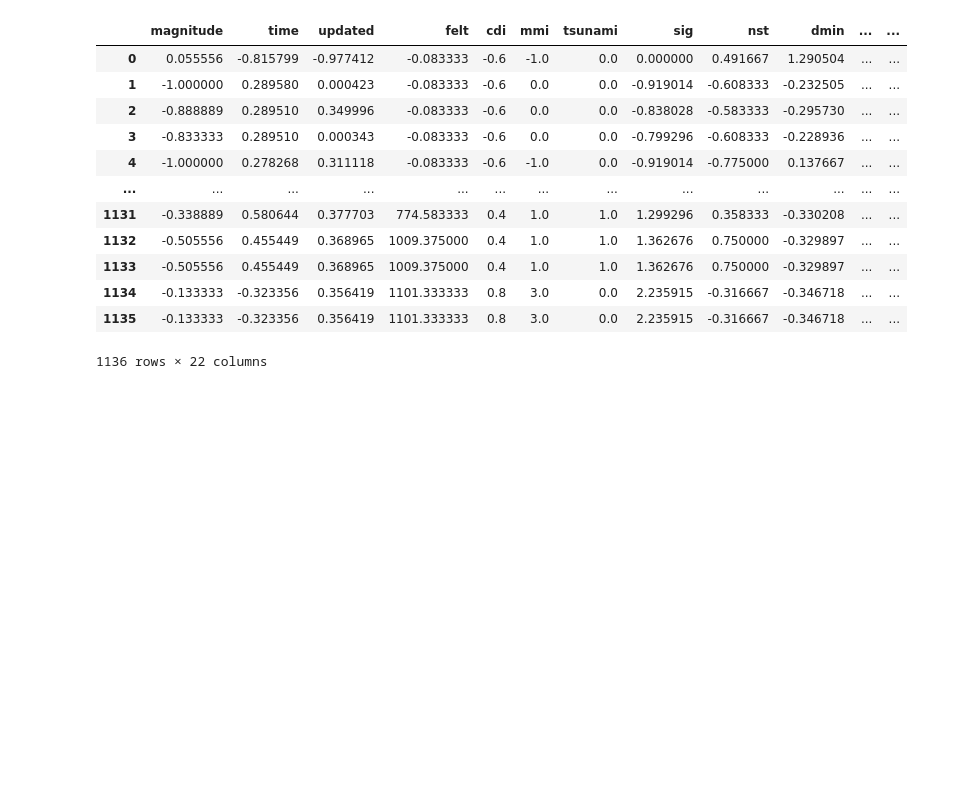
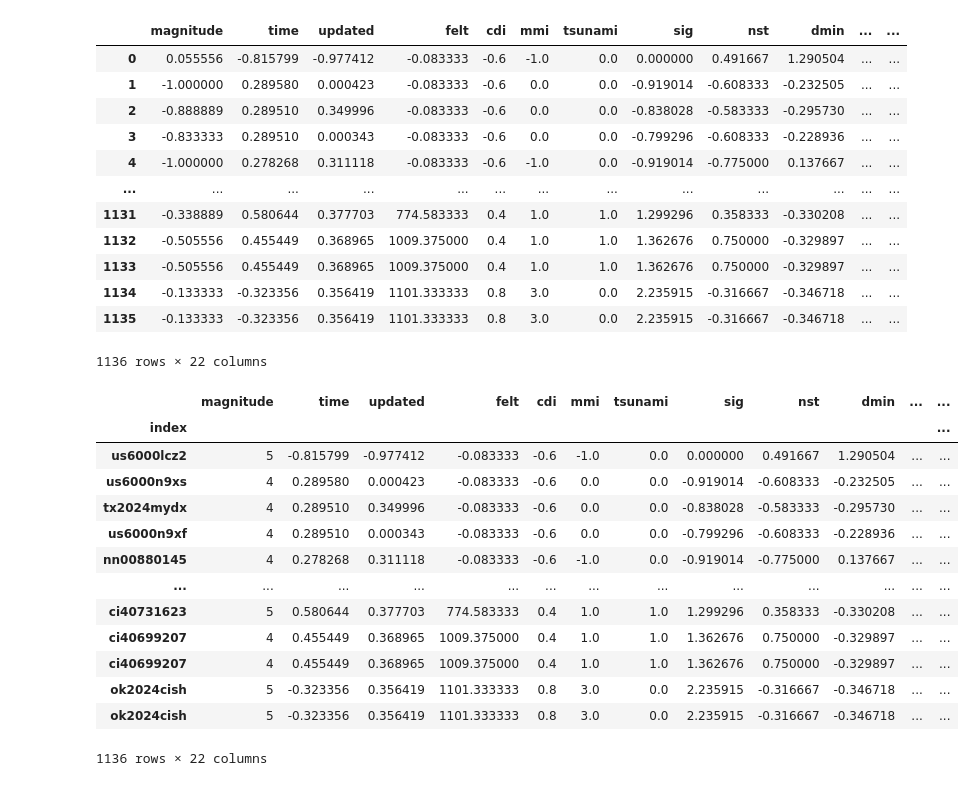
Before and after one commit to Mariogarber/Kaggle, a Jupyter notebook: earthquake_prediction/preprocessing.IPYNB, the cells around one changed output. Drawn from its saved outputs; the diff is of its cells as text; code cells hidden in the pictures; blank space fills up the shorter version.

Commit message:
Changes to predict the magnitud using classifiers (predict magnituded from 0-10)

```diff
--- a/earthquake_prediction/preprocessing.IPYNB
+++ b/earthquake_prediction/preprocessing.IPYNB
@@ -506,3 +505,26 @@ data_scaled
 1136 rows × 22 columns
 # %%
 data_scaled.to_csv("earthquakes_scaled.csv")
+# %%
+data_scaled.index = data_scaled["index"]
+
+data_scaled
+
+data_scaled["magnitude"] = data["magnitude"].map(lambda x: round(x))
+
+data_scaled
+# %% [output]
+|  | magnitude | time | updated | felt | cdi | mmi | tsunami | sig | nst | dmin | ... | ... |
+| index |  |  |  |  |  |  |  |  |  |  |  | ... |
+| us6000lcz2 | 5 | -0.815799 | -0.977412 | -0.083333 | -0.6 | -1.0 | 0.0 | 0.000000 | 0.491667 | 1.290504 | ... | ... |
+| us6000n9xs | 4 | 0.289580 | 0.000423 | -0.083333 | -0.6 | 0.0 | 0.0 | -0.919014 | -0.608333 | -0.232505 | ... | ... |
+| tx2024mydx | 4 | 0.289510 | 0.349996 | -0.083333 | -0.6 | 0.0 | 0.0 | -0.838028 | -0.583333 | -0.295730 | ... | ... |
+| us6000n9xf | 4 | 0.289510 | 0.000343 | -0.083333 | -0.6 | 0.0 | 0.0 | -0.799296 | -0.608333 | -0.228936 | ... | ... |
+| nn00880145 | 4 | 0.278268 | 0.311118 | -0.083333 | -0.6 | -1.0 | 0.0 | -0.919014 | -0.775000 | 0.137667 | ... | ... |
+| ... | ... | ... | ... | ... | ... | ... | ... | ... | ... | ... | ... | ... |
+| ci40731623 | 5 | 0.580644 | 0.377703 | 774.583333 | 0.4 | 1.0 | 1.0 | 1.299296 | 0.358333 | -0.330208 | ... | ... |
+| ci40699207 | 4 | 0.455449 | 0.368965 | 1009.375000 | 0.4 | 1.0 | 1.0 | 1.362676 | 0.750000 | -0.329897 | ... | ... |
+| ci40699207 | 4 | 0.455449 | 0.368965 | 1009.375000 | 0.4 | 1.0 | 1.0 | 1.362676 | 0.750000 | -0.329897 | ... | ... |
+| ok2024cish | 5 | -0.323356 | 0.356419 | 1101.333333 | 0.8 | 3.0 | 0.0 | 2.235915 | -0.316667 | -0.346718 | ... | ... |
+| ok2024cish | 5 | -0.323356 | 0.356419 | 1101.333333 | 0.8 | 3.0 | 0.0 | 2.235915 | -0.316667 | -0.346718 | ... | ... |
+1136 rows × 22 columns
```
Also changed, not shown: parts of 7 cells of this notebook, 2 other files.
